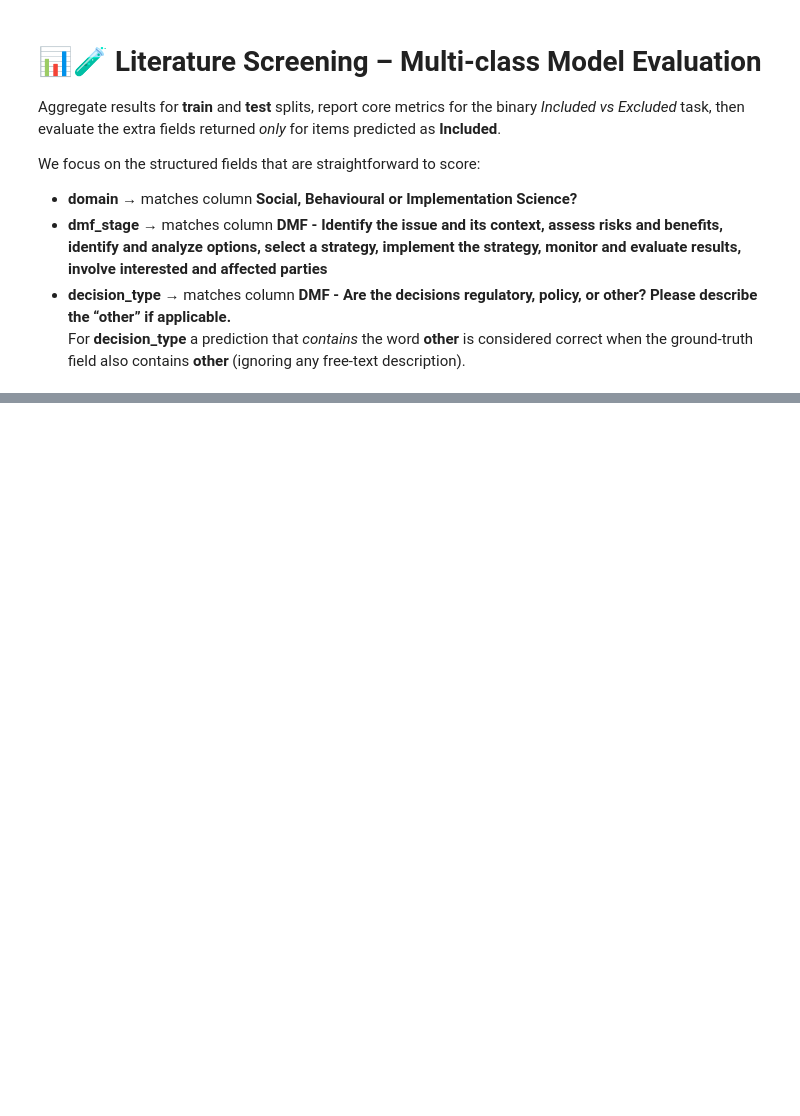
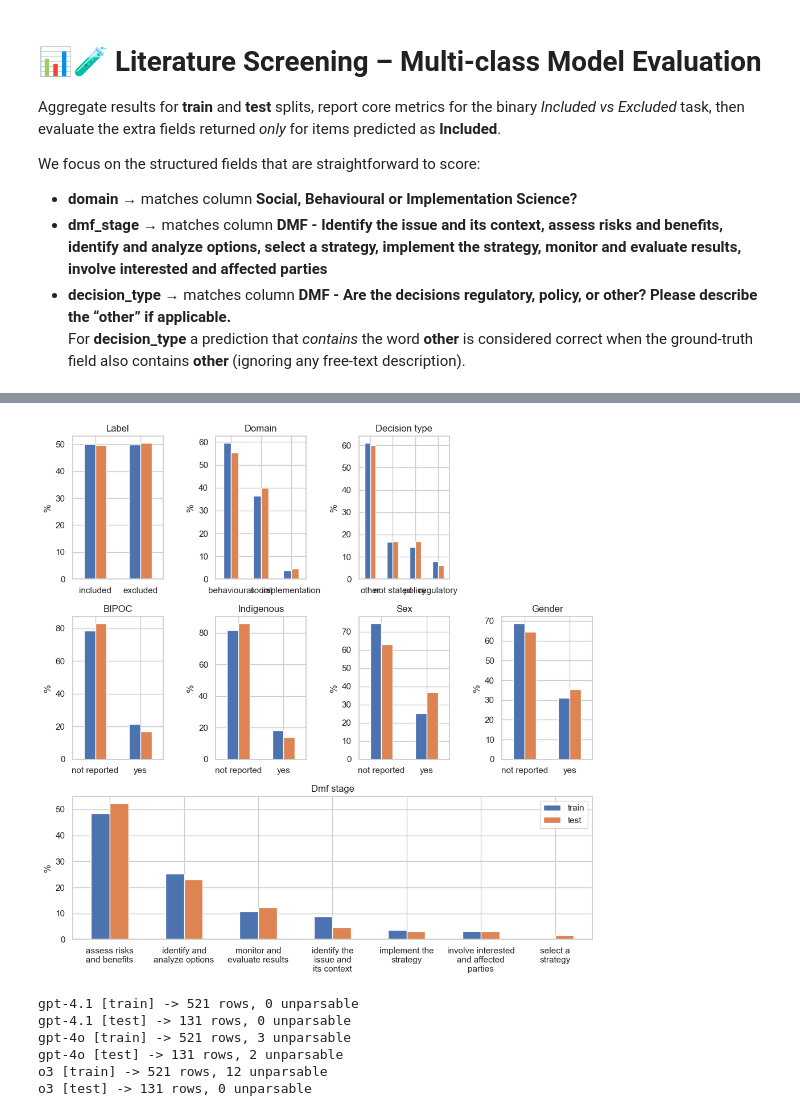
Before and after one commit to hc-sc-ocdo-bdpd/padAIwan, a Jupyter notebook: all_class_files/evaluate_models.ipynb, the cells around one changed output, grey strips where cells are left out. Cells and saved outputs as stored; diff of their text form; code cells hidden in the pictures; blank space fills up the shorter version.

Commit message:
add several figures for report

```diff
--- a/all_class_files/evaluate_models.ipynb
+++ b/all_class_files/evaluate_models.ipynb
@@ -174,3 +197,57 @@ plt.show()
+# %%
+# ╔═════════════════════════════════════════════════════════════════════════════╗
+# ║ Cell 2.9 – Create figure for report - Label distributions                   ║
+# ╚═════════════════════════════════════════════════════════════════════════════╝
+
+cols = ["ground_truth", "domain_gt", "decision_type_gt", "bipoc_gt", "indigenous_gt", "sex_gt", "gender_gt"]
+col_titles = ['Label', 'Domain', 'Decision type', 'BIPOC', 'Indigenous', 'Sex', 'Gender']
+num_fig_cols = 4
+fig = plt.figure(figsize=(10, 10))
+gs = fig.add_gridspec(3, 4)
+
+for i, col in enumerate(cols):
+    counts_train = df_train[col].value_counts(normalize=True) * 100
+    counts_test = df_test[col].value_counts(normalize=True) * 100
+    df_counts = pd.concat([counts_train, counts_test], axis=1)
+    df_counts.columns = ['train', 'test']
+    df_counts.rename_axis(None, inplace=True)
+    if i < 3:
+        row = 0
+        col_idx = i
+    else:
+        row = 1
+        col_idx = i - 3
+    axis = fig.add_subplot(gs[row, col_idx])
+    df_counts.plot(kind='bar', ax=axis, rot=0)
+    axis.set_title(col_titles[i])
+    axis.set_ylabel('%')
+    axis.get_legend().set_visible(False)
+
+col = "dmf_stage_gt"
+counts_train = df_train[col].value_counts(normalize=True) * 100
+counts_test = df_test[col].value_counts(normalize=True) * 100
+df_counts = pd.concat([counts_train, counts_test], axis=1)
+df_counts.columns = ['train', 'test']
+df_counts.rename_axis(None, inplace=True)
+axis = fig.add_subplot(gs[2, :])
+df_counts.plot(kind='bar', ax=axis, rot=0)
+axis.set_title("Dmf stage")
+axis.set_xticklabels([
+    "assess risks\nand benefits",
+    "identify and\nanalyze options",
+    "monitor and\nevaluate results",
+    "identify the\nissue and\nits context",
+    "implement the\nstrategy",
+    "involve interested\nand affected\nparties",
+    "select a\nstrategy"
+])
+axis.set_ylabel('%')
+axis.legend(loc='upper right')
+
+plt.tight_layout()
+plt.show()
+# %% [output]
+[figure, added]
 # %%
 # ╔═════════════════════════════════════════════════════╗
 # ║ Cell 3 – Load predictions and merge ground-truth 🗄️ ║
@@ -224,6 +301,13 @@ for mdir in model_dirs:
 
         unparsable = (df["pred_class"] == "parseerror").sum()
         print(f"{model_name} [{split}] -> {len(df):,} rows, {unparsable} unparsable")
+# %% [output]
+gpt-4.1 [train] -> 521 rows, 0 unparsable
+gpt-4.1 [test] -> 131 rows, 0 unparsable
+gpt-4o [train] -> 521 rows, 3 unparsable
+gpt-4o [test] -> 131 rows, 2 unparsable
+o3 [train] -> 521 rows, 12 unparsable
+o3 [test] -> 131 rows, 0 unparsable
 # %%
 # ╔════════════════════════════════════════════════╗
 # ║ Cell 4 – Core binary‑classification metrics 📋 ║
```
Also changed, not shown: parts of 14 cells of this notebook.
